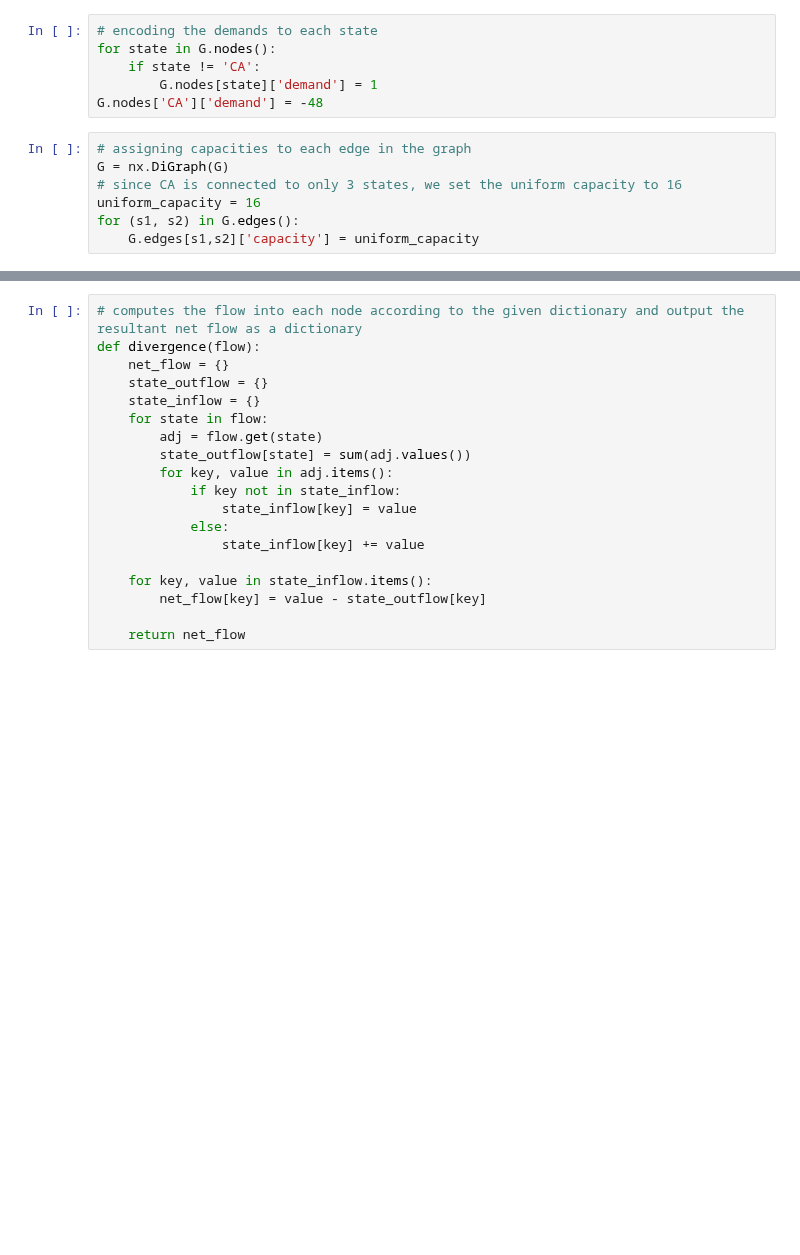
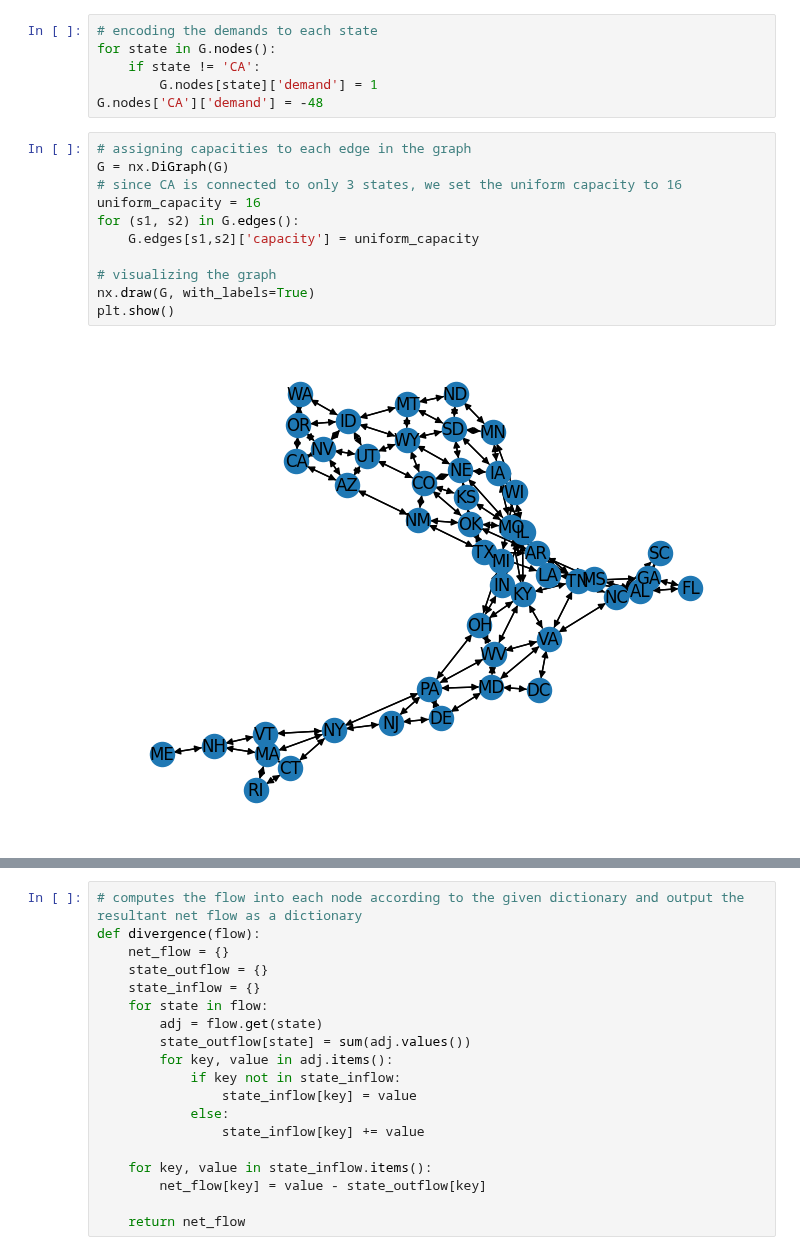
Before and after one commit to ele10-code/k-clustering, a Jupyter notebook: ff-in-python.ipynb, the cells around one changed output, grey strips where cells are left out. Saved outputs shown, nothing was run; the diff lists cells and outputs as text; blank space fills up the shorter version.

```diff
--- a/ff-in-python.ipynb
+++ b/ff-in-python.ipynb
@@ -19,10 +25,16 @@ G.nodes['CA']['demand'] = -48
 # %%
 # assigning capacities to each edge in the graph
 G = nx.DiGraph(G)
 # since CA is connected to only 3 states, we set the uniform capacity to 16
 uniform_capacity = 16
 for (s1, s2) in G.edges():
     G.edges[s1,s2]['capacity'] = uniform_capacity
+
+# visualizing the graph
+nx.draw(G, with_labels=True)
+plt.show()
+# %% [output]
+[figure, added]
 # %%
 
 def flow_with_demands(graph):
```
Also changed, not shown: parts of 3 cells of this notebook, 2 other files.
